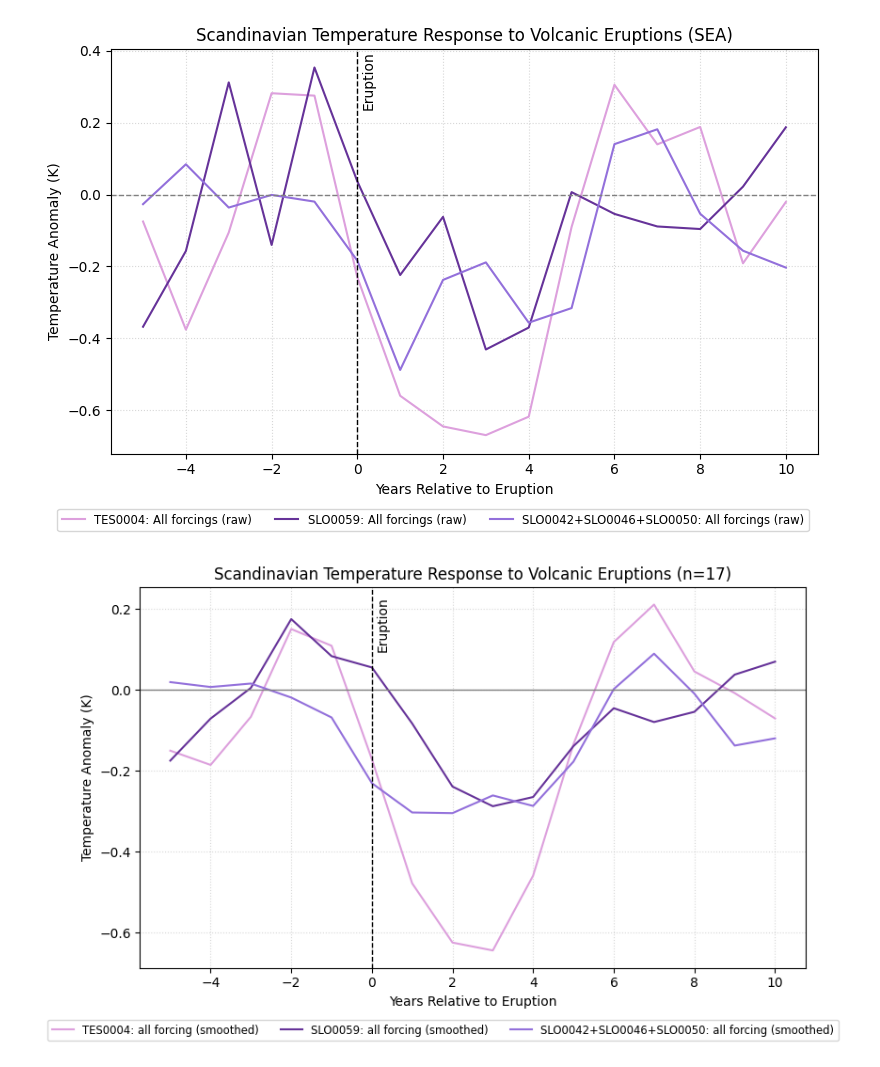
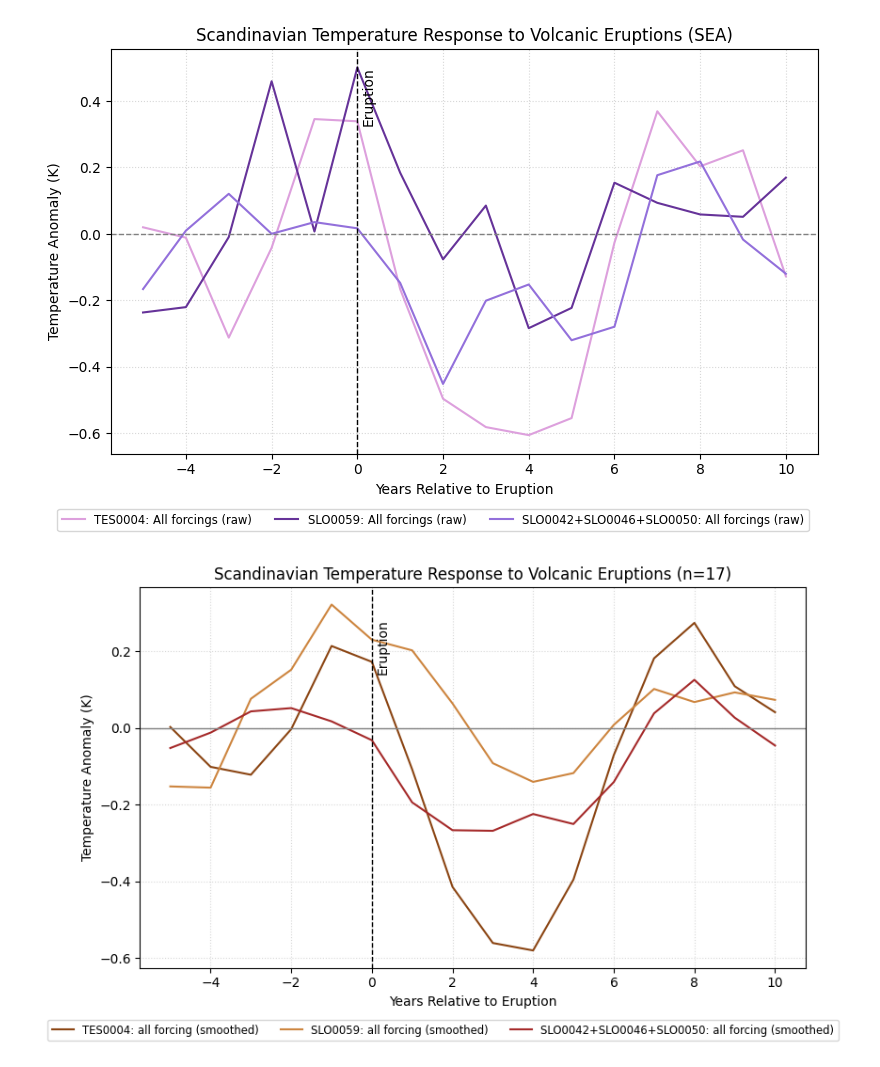
Before and after one commit to EliHHogemo/lia, a Jupyter notebook: SEA_scandinavia.ipynb, the cells around one changed output. Saved outputs shown, nothing was run; the diff lists cells and outputs as text; code cells hidden in the pictures.

```diff
--- a/SEA_scandinavia.ipynb
+++ b/SEA_scandinavia.ipynb
@@ -39,7 +39,7 @@ def convert_time(time_array):
     #Split up date format in year, month and day
     for i in range(0,len(time_df[0])):
         time.append(str(time_df[0][i]))
-        year.append(int(time[i][0:4])-7001)
+        year.append(int(time[i][0:4])-7000)
         month.append(time[i][4:6])
 
     #Add lists to dataframe
@@ -220,7 +202,7 @@ fig.legend(
 plt.tight_layout()
 plt.show()
 # %% [output]
-[figure, old version]
+[figure, new version]
 # %%
 def rolling_mean(data, window):
     return np.convolve(data, np.ones(window)/window, mode='same')
@@ -231,30 +213,30 @@ mean_response_all_forcing_smoothed = rolling_mean(mean_response_all_forcing, win
 # %%
 fig, ax = plt.subplots(figsize=(8, 5))
 
 # Smoothed lines
-ax.plot(window_tes, mean_response_tes_smoothed, color='plum', label='TES0004: all forcing (smoothed)')
-ax.plot(window_slo, mean_response_slo_smoothed, color='rebeccapurple', label='SLO0059: all forcing (smoothed)')
-ax.plot(window_all_forcing, mean_response_all_forcing_smoothed, color='mediumpurple', label='SLO0042+SLO0046+SLO0050: all forcing (smoothed)')
+ax.plot(window_tes, mean_response_tes_smoothed, color='saddlebrown', label='TES0004: all forcing (smoothed)')
+ax.plot(window_slo, mean_response_slo_smoothed, color='peru', label='SLO0059: all forcing (smoothed)')
+ax.plot(window_all_forcing, mean_response_all_forcing_smoothed, color='brown', label='SLO0042+SLO0046+SLO0050: all forcing (smoothed)')
 
 ax.axhline(0, color='gray', linestyle='-', lw=1)
 ax.axvline(0, color='black', linestyle='--', lw=1)
 ax.text(0.1, ax.get_ylim()[1]*0.4, 'Eruption', rotation=90, color='black')
 
 ax.set_ylabel('Temperature Anomaly (K)')
 ax.set_xlabel('Years Relative to Eruption')
 ax.set_title(f'Scandinavian Temperature Response to Volcanic Eruptions (n={len(eruptions)})')
 
 ax.grid(True, linestyle=':', alpha=0.5)
 handles, labels = ax.get_legend_handles_labels()
 fig.legend(
     handles, labels,
     loc='lower center',
     bbox_to_anchor=(0.5, -0.05),
     ncol=6,
     fontsize='small',
     frameon=True
 )
 plt.tight_layout()
 plt.show()
 # %% [output]
-[figure, old version]
+[figure, new version]
```
Also changed, not shown: parts of 1 cell of this notebook, 1 other file.
